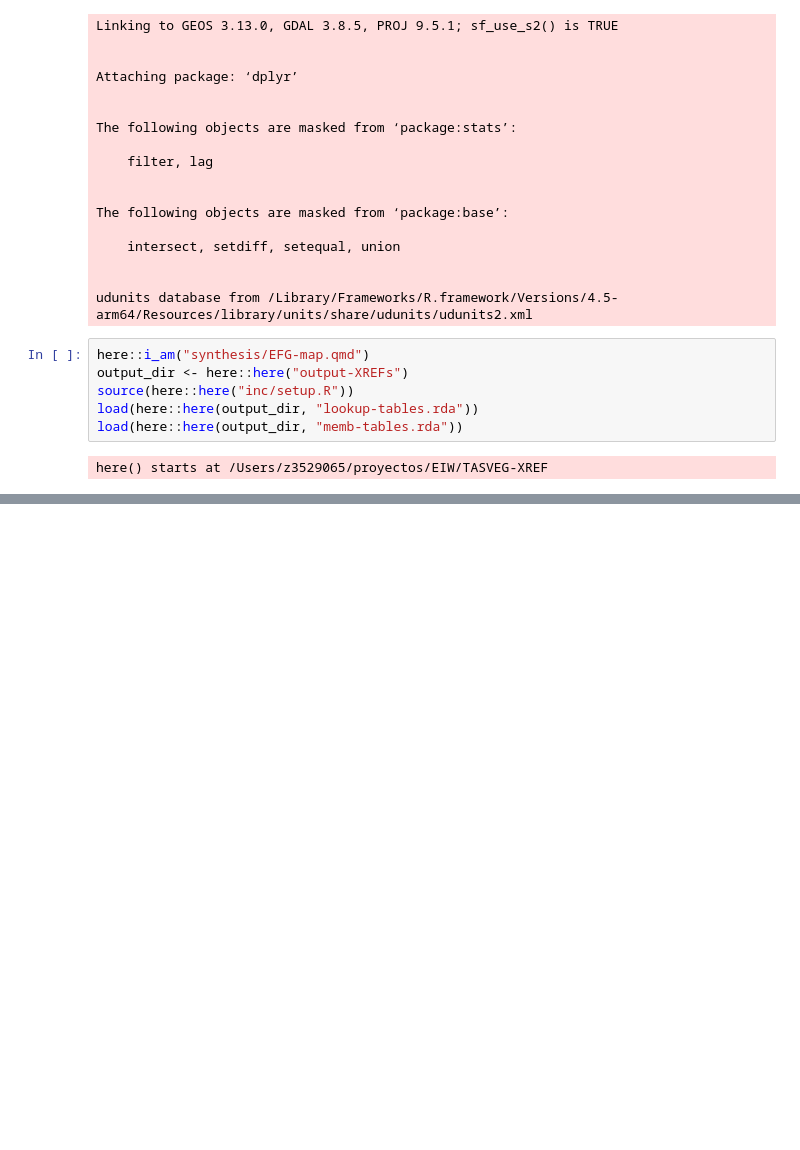
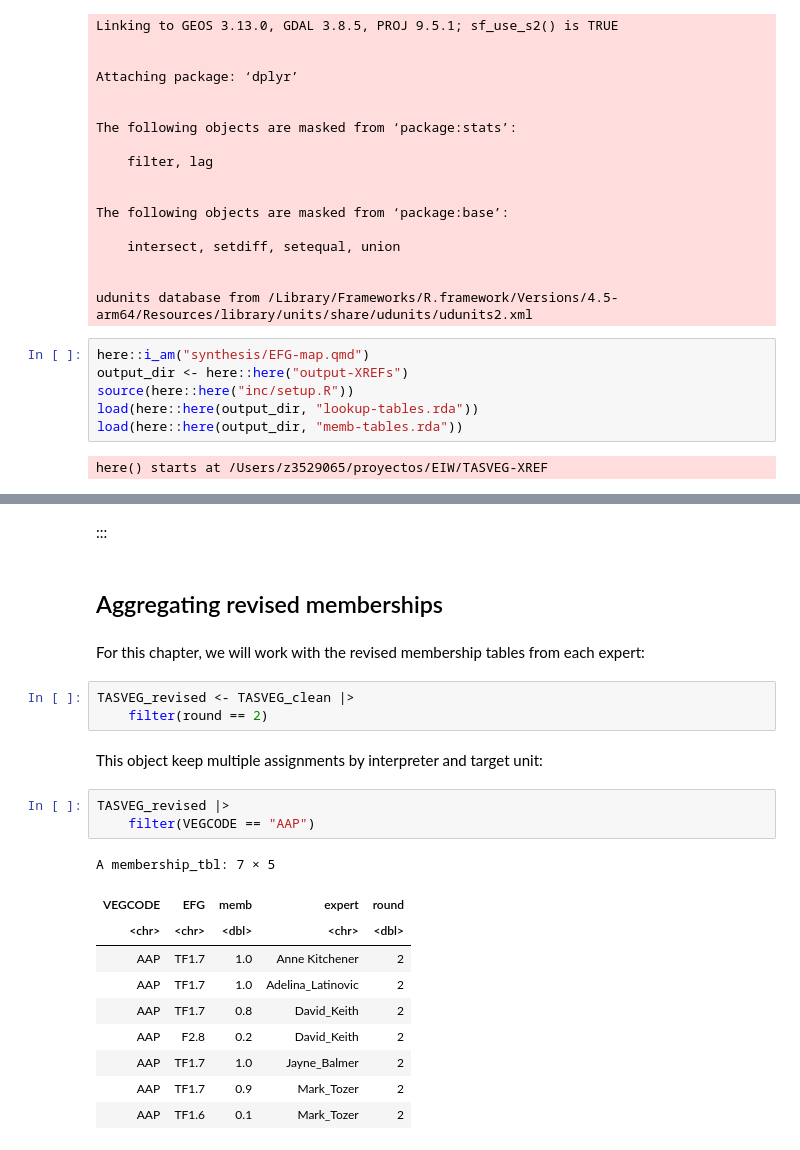
Before and after one commit to Ecosystem-Indicators-Workflows/TASVEG-XREF, a Jupyter notebook: synthesis/area-summaries.ipynb, the cells around one changed output, grey strips where cells are left out. Drawn from its saved outputs; the diff is of its cells as text; blank space fills up the shorter version.

```diff
--- a/synthesis/area-summaries.ipynb
+++ b/synthesis/area-summaries.ipynb
@@ -38,0 +43,25 @@ TASVEG_xy <- read_sf(here::here("gisdata","TASVEG_5_0.shp")) |>
+# %% [markdown]
+:::
+# %% [markdown]
+## Aggregating revised memberships
+# %% [markdown]
+For this chapter, we will work with the revised membership tables from each expert:
+# %%
+TASVEG_revised <- TASVEG_clean |>
+    filter(round == 2)
+# %% [markdown]
+This object keep multiple assignments by interpreter and target unit:
+# %%
+TASVEG_revised |>
+    filter(VEGCODE == "AAP")
+# %% [output]
+A membership_tbl: 7 × 5
+| VEGCODE | EFG | memb | expert | round |
+| <chr> | <chr> | <dbl> | <chr> | <dbl> |
+| AAP | TF1.7 | 1.0 | Anne Kitchener | 2 |
+| AAP | TF1.7 | 1.0 | Adelina_Latinovic | 2 |
+| AAP | TF1.7 | 0.8 | David_Keith | 2 |
+| AAP | F2.8 | 0.2 | David_Keith | 2 |
+| AAP | TF1.7 | 1.0 | Jayne_Balmer | 2 |
+| AAP | TF1.7 | 0.9 | Mark_Tozer | 2 |
+| AAP | TF1.6 | 0.1 | Mark_Tozer | 2 |
```
Also changed, not shown: parts of 33 cells of this notebook, 2 other files.
